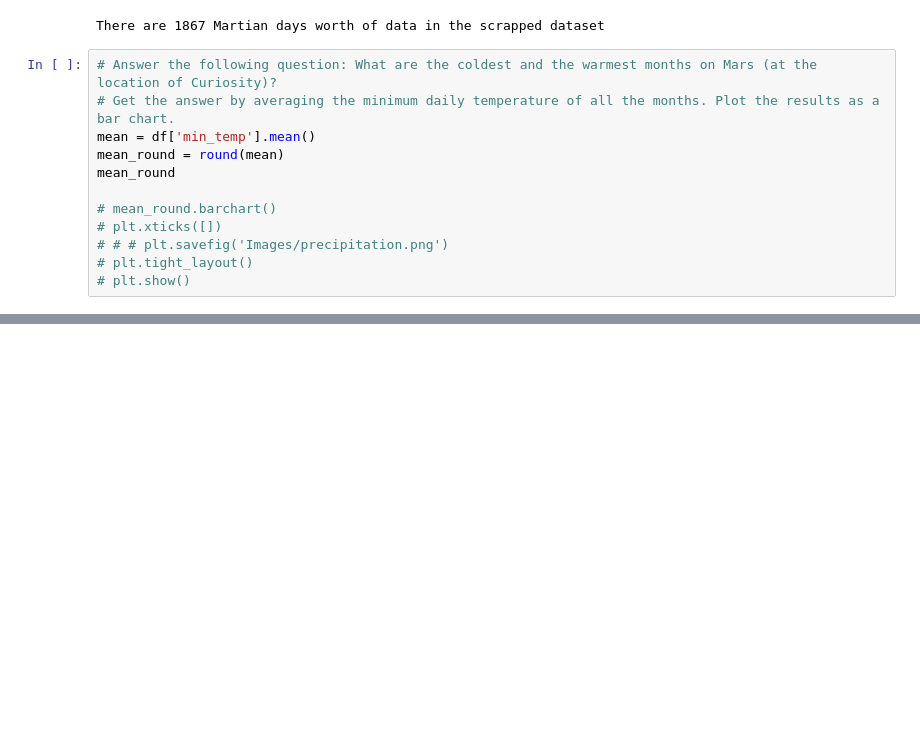
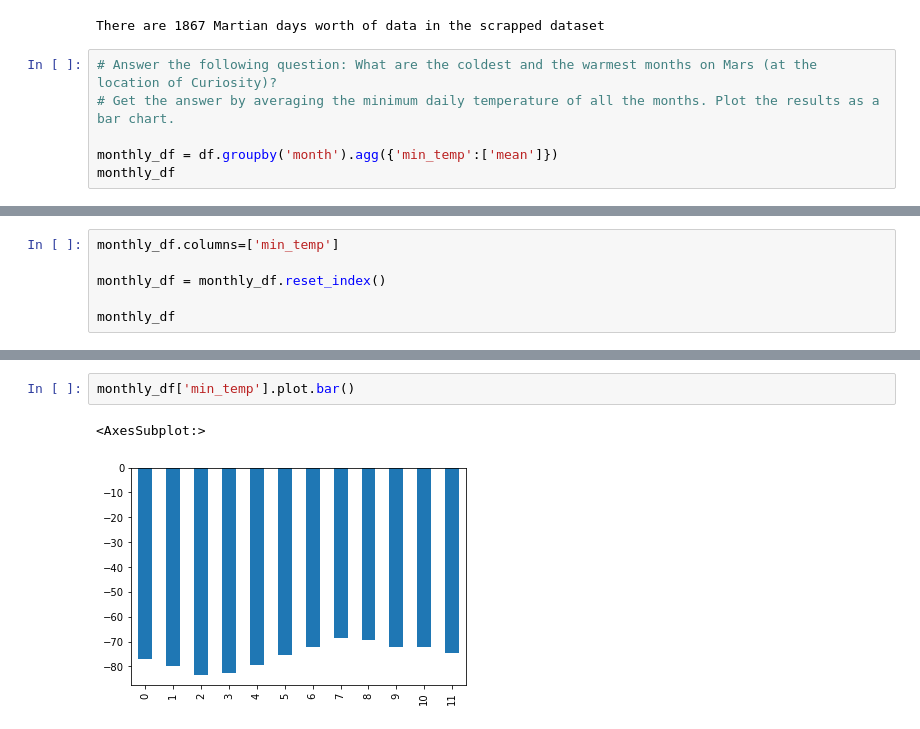
Before and after one commit to xilo94/mars_data_challenge_part_1.ipynb, a Jupyter notebook: mars_data_challenge_part_2.ipynb, the cells around one changed output, grey strips where cells are left out. Cells and saved outputs as stored; diff of their text form; blank space fills up the shorter version.

```diff
--- a/mars_data_challenge_part_2.ipynb
+++ b/mars_data_challenge_part_2.ipynb
@@ -95,13 +95,7 @@ There are 1867 Martian days worth of data in the scrapped dataset
 # %%
 # Answer the following question: What are the coldest and the warmest months on Mars (at the location of Curiosity)?
 # Get the answer by averaging the minimum daily temperature of all the months. Plot the results as a bar chart.
-mean = df['min_temp'].mean()
-mean_round = round(mean)
-mean_round
 
-# mean_round.barchart()
-# plt.xticks([])
-# # # plt.savefig('Images/precipitation.png')
-# plt.tight_layout()
-# plt.show()
+monthly_df = df.groupby('month').agg({'min_temp':['mean']})
+monthly_df
 # %% [output]
@@ -108,0 +117,6 @@ mean_round
+# %%
+monthly_df.columns=['min_temp']
+
+monthly_df = monthly_df.reset_index()
+
+monthly_df
@@ -109,3 +151,8 @@ mean_round
+# %%
+monthly_df['min_temp'].plot.bar()
+# %% [output]
+<AxesSubplot:>
+[figure, added]
 # %%
 # Answer the following question: Which months have the lowest and the highest atmospheric pressure on Mars?
 # Get the answer by averaging the daily atmospheric pressure of all the months.
```
Also changed, not shown: parts of 9 cells of this notebook, 3 other files.
